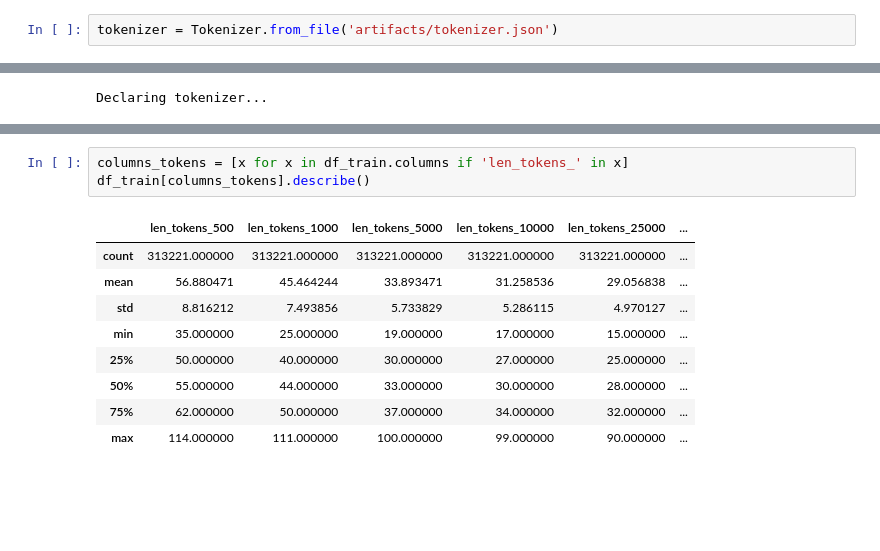
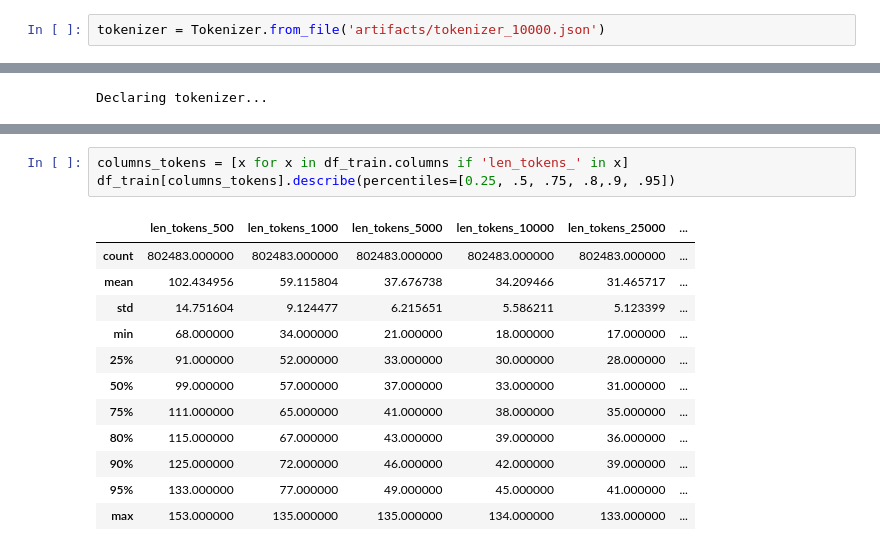
Before and after one commit to vicent-h/traducao-rede-neural, a Jupyter notebook: analisying_tokenizer.ipynb, the cells around one changed output, grey strips where cells are left out. Drawn from its saved outputs; the diff is of its cells as text; blank space fills up the shorter version.

```diff
--- a/analisying_tokenizer.ipynb
+++ b/analisying_tokenizer.ipynb
@@ -19,5 +19,5 @@ df_train.head()
 # %%
-tokenizer = Tokenizer.from_file('artifacts/tokenizer.json')
+tokenizer = Tokenizer.from_file('artifacts/tokenizer_10000.json')
 # %%
 tokenizer.encode('Olá mundo, meu nome é João').tokens
 # %% [output]
@@ -63,13 +77,16 @@ plt.show()
 # %%
 columns_tokens = [x for x in df_train.columns if 'len_tokens_' in x]
-df_train[columns_tokens].describe()
+df_train[columns_tokens].describe(percentiles=[0.25, .5, .75, .8,.9, .95])
 # %% [output]
 |  | len_tokens_500 | len_tokens_1000 | len_tokens_5000 | len_tokens_10000 | len_tokens_25000 | ... |
-| count | 313221.000000 | 313221.000000 | 313221.000000 | 313221.000000 | 313221.000000 | ... |
-| mean | 56.880471 | 45.464244 | 33.893471 | 31.258536 | 29.056838 | ... |
-| std | 8.816212 | 7.493856 | 5.733829 | 5.286115 | 4.970127 | ... |
-| min | 35.000000 | 25.000000 | 19.000000 | 17.000000 | 15.000000 | ... |
-| 25% | 50.000000 | 40.000000 | 30.000000 | 27.000000 | 25.000000 | ... |
-| 50% | 55.000000 | 44.000000 | 33.000000 | 30.000000 | 28.000000 | ... |
-| 75% | 62.000000 | 50.000000 | 37.000000 | 34.000000 | 32.000000 | ... |
-| max | 114.000000 | 111.000000 | 100.000000 | 99.000000 | 90.000000 | ... |
+| count | 802483.000000 | 802483.000000 | 802483.000000 | 802483.000000 | 802483.000000 | ... |
+| mean | 102.434956 | 59.115804 | 37.676738 | 34.209466 | 31.465717 | ... |
+| std | 14.751604 | 9.124477 | 6.215651 | 5.586211 | 5.123399 | ... |
+| min | 68.000000 | 34.000000 | 21.000000 | 18.000000 | 17.000000 | ... |
+| 25% | 91.000000 | 52.000000 | 33.000000 | 30.000000 | 28.000000 | ... |
+| 50% | 99.000000 | 57.000000 | 37.000000 | 33.000000 | 31.000000 | ... |
+| 75% | 111.000000 | 65.000000 | 41.000000 | 38.000000 | 35.000000 | ... |
+| 80% | 115.000000 | 67.000000 | 43.000000 | 39.000000 | 36.000000 | ... |
+| 90% | 125.000000 | 72.000000 | 46.000000 | 42.000000 | 39.000000 | ... |
+| 95% | 133.000000 | 77.000000 | 49.000000 | 45.000000 | 41.000000 | ... |
+| max | 153.000000 | 135.000000 | 135.000000 | 134.000000 | 133.000000 | ... |
```
Also changed, not shown: parts of 6 cells of this notebook, 22 other files.
